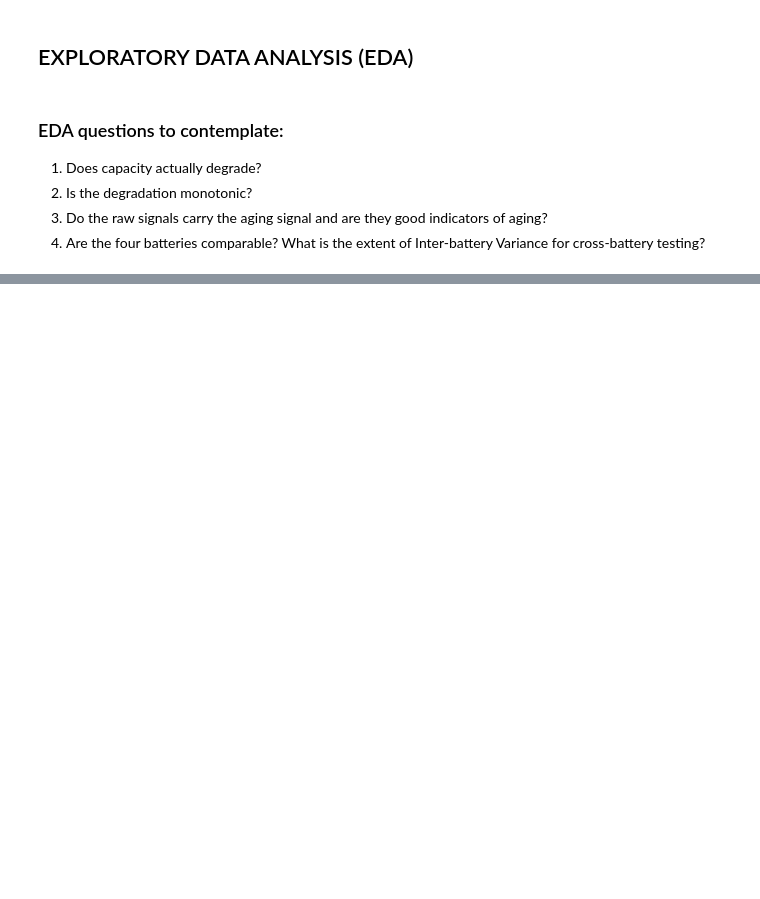
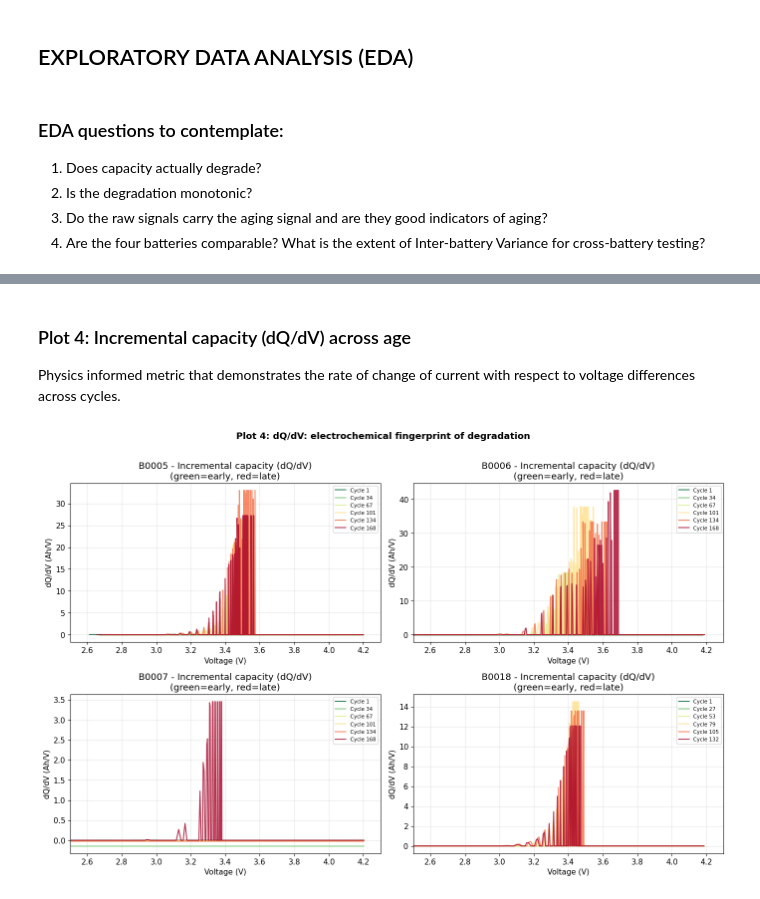
Before and after one commit to adithyaprasadsv/battery-soh-ml, a Jupyter notebook: battery_soh_script.ipynb, the cells around one changed output, grey strips where cells are left out. Drawn from its saved outputs; the diff is of its cells as text; code cells hidden in the pictures; blank space fills up the shorter version.

```diff
--- a/battery_soh_script.ipynb
+++ b/battery_soh_script.ipynb
@@ -575,0 +404,55 @@ If all four hold, the feature engineering choices in Bucket 3 are fully justifie
+# %% [markdown]
+### Plot 4: Incremental capacity (dQ/dV) across age
+Physics informed metric that demonstrates the rate of change of current with respect to voltage differences across cycles.
+# %%
+fig, axes = plt.subplots(2, 2, figsize=(14, 9))
+axes = axes.flatten()
+
+for idx, bat in enumerate(["B0005", "B0006", "B0007", "B0018"]):
+    ax = axes[idx]
+    sub = raw_df[raw_df["battery"] == bat]
+    n_cycles = sub["cycle"].nunique()
+    sample_cycles = np.linspace(1, n_cycles, 6, dtype=int)
+    cmap = cm.get_cmap("RdYlGn_r", len(sample_cycles))
+
+    for i, cyc in enumerate(sample_cycles):
+        cyc_data = sub[sub["cycle"] == cyc].sort_values("Voltage_measured")
+        V = cyc_data["Voltage_measured"].values
+        # Cumulative charge (Ah) via trapezoidal integration of |I| over time
+        cyc_time = sub[sub["cycle"] == cyc].sort_values("Time")
+        Q_cum = np.cumsum(
+            np.abs(cyc_time["Current_measured"].values) *
+            np.gradient(cyc_time["Time"].values)
+        ) / 3600
+
+        # Map Q onto the voltage-sorted axis
+        sort_idx = np.argsort(cyc_time["Voltage_measured"].values)
+        V_s = cyc_time["Voltage_measured"].values[sort_idx]
+        Q_s = Q_cum[sort_idx]
+
+        # Smooth before differentiating to reduce noise
+        Q_smooth = uniform_filter1d(Q_s, size=8)
+        with np.errstate(divide="ignore", invalid="ignore"):
+            dV = np.gradient(V_s)
+            dQdV = np.where(np.abs(dV) > 1e-4,
+                            np.gradient(Q_smooth) / dV, 0)
+
+        # Clip outliers for readable plot
+        dQdV = np.clip(dQdV, 0, np.percentile(dQdV, 97))
+
+        ax.plot(V_s, dQdV, color=cmap(i), linewidth=1.5,
+                alpha=0.8, label=f"Cycle {cyc}")
+
+    ax.set_xlabel("Voltage (V)")
+    ax.set_ylabel("dQ/dV (Ah/V)")
+    ax.set_title(f"{bat} - Incremental capacity (dQ/dV)\n(green=early, red=late)")
+    ax.set_xlim(2.5, 4.3)
+    ax.legend(fontsize=7.5)
+
+plt.suptitle("Plot 4: dQ/dV: electrochemical fingerprint of degradation",
+             fontweight="bold", y=1.01)
+plt.tight_layout()
+plt.savefig("./assets/plot4_dqdv.png", dpi=150, bbox_inches="tight")
+plt.show()
+# %% [output]
+[figure, added]
```
Also changed, not shown: parts of 54 cells of this notebook, 6 other files.
